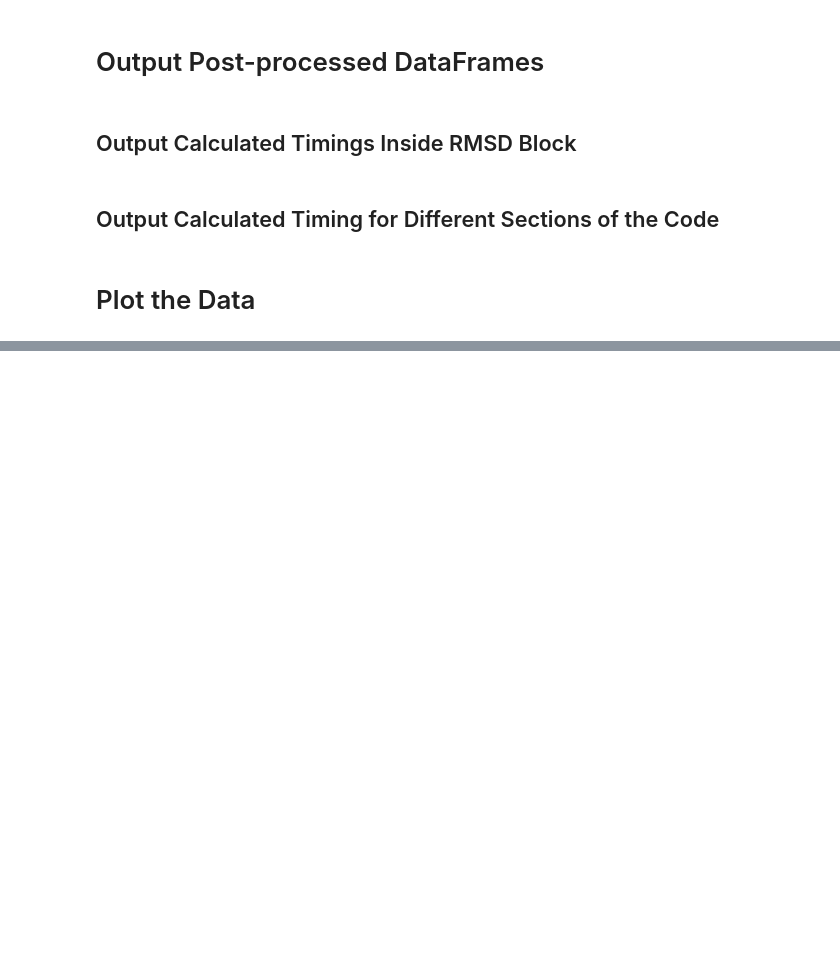
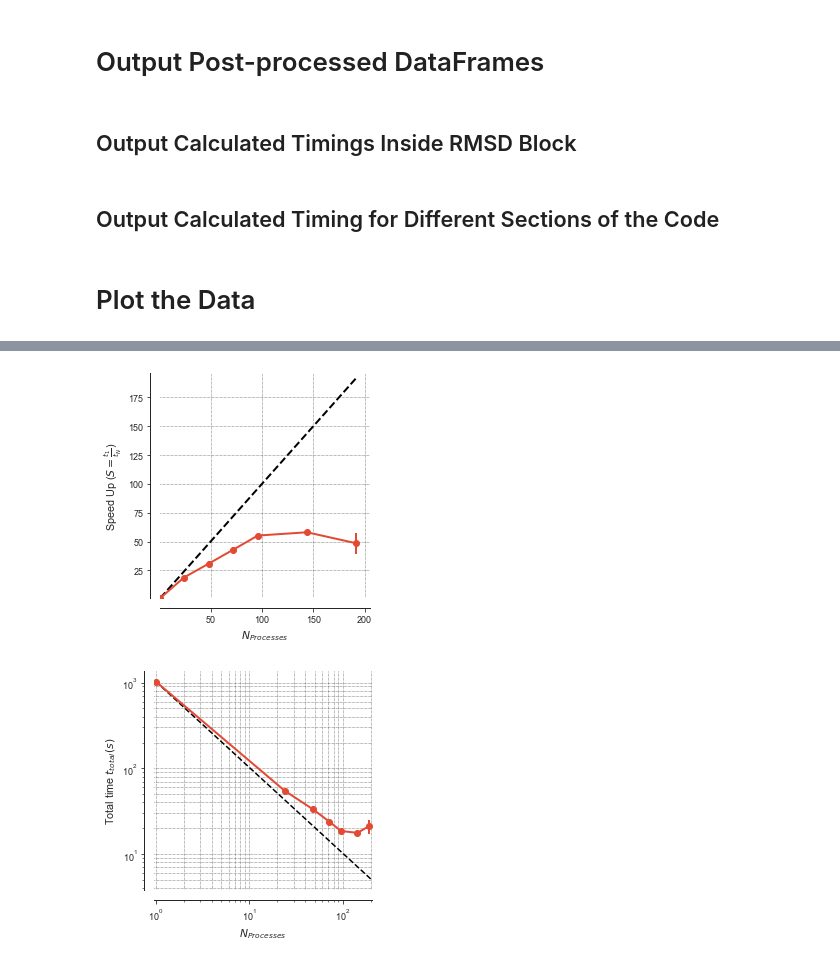
Before and after one commit to hpcanalytics/paper-hpc-py-parallel-mdanalysis, a Jupyter notebook: data/FigC6/d/MPI-final-updated-rmsd.ipynb, the cells around one changed output, grey strips where cells are left out. Drawn from its saved outputs; the diff is of its cells as text; code cells hidden in the pictures; blank space fills up the shorter version.

```diff
--- a/data/FigC6/d/MPI-final-updated-rmsd.ipynb
+++ b/data/FigC6/d/MPI-final-updated-rmsd.ipynb
@@ -330,12 +329,12 @@ def plot_dataframe(y, yerr, fig_name, ylabel, ylim, log):
     ax.set_xlabel('$N_{Processes}$')
     ax.set_ylabel(ylabel)
     if log == 'True':
-        ax.loglog([1,72], [df7['t_tot_max'][0], df7['t_tot_max'][0]/72.], '--', label='Ideal',color='black')
+        ax.loglog([1, 205], [df7['t_tot_max'][0], df7['t_tot_max'][0]/205.], '--', label='Ideal',color='black')
         plt.yscale('log')
         plt.xscale('log')
     else:
-        ax.set_xlim([1,72])
         ax.set_ylim(ylim)
+    ax.set_xlim([0.96, 205])
 
     ax.yaxis.grid(which='major',linestyle=':', linewidth='0.5', color='black')
     ax.xaxis.grid(which='major',linestyle=':', linewidth='0.5', color='black')
@@ -347,9 +346,12 @@ def plot_dataframe(y, yerr, fig_name, ylabel, ylim, log):
     plt.tight_layout()
 #     fig.savefig('{}.pdf'.format(fig_name))
 # %%
-plot_dataframe('speed_up', 'std_S', 'speed_up', r'Speed Up ($S=\frac{t_{1}}{t_{N}}$)', [1,72],'False')
+plot_dataframe('speed_up', 'std_S', 'speed_up', r'Speed Up ($S=\frac{t_{1}}{t_{N}}$)', [1,196],'False')
 # plot_dataframe('efficiency', 'std_E', 'Efficiency', r'Efficiency ($\frac{S}{N}$)', [0,1.1],'False')
 # plot_dataframe('t_block_RMSD_mean', 'std_t_block_RMSD_mean' , 't_block_RMSD_mean', '$t_{RMSD}(s)$', [0,1050],'True')
 # plot_dataframe('t_comm_mean', 'std_t_comm_mean' , 't_comm_mean', '$t_{communication}(s)$', [0,150],'True')
 # plot_dataframe('t_block_RMSD_max', 'std_t_block_RMSD_max' , 't_block_RMSD_max', '$t_{RMSD}(s)$', [0,1050],'True')
 plot_dataframe('t_tot_max', 'std_tot_max', 't_total', 'Total time $t_{total}(s)$', [0,1050],'True')
+# %% [output]
+[figure, added]
+[figure, added]
```
Also changed, not shown: parts of 9 cells of this notebook, 6 other files.
